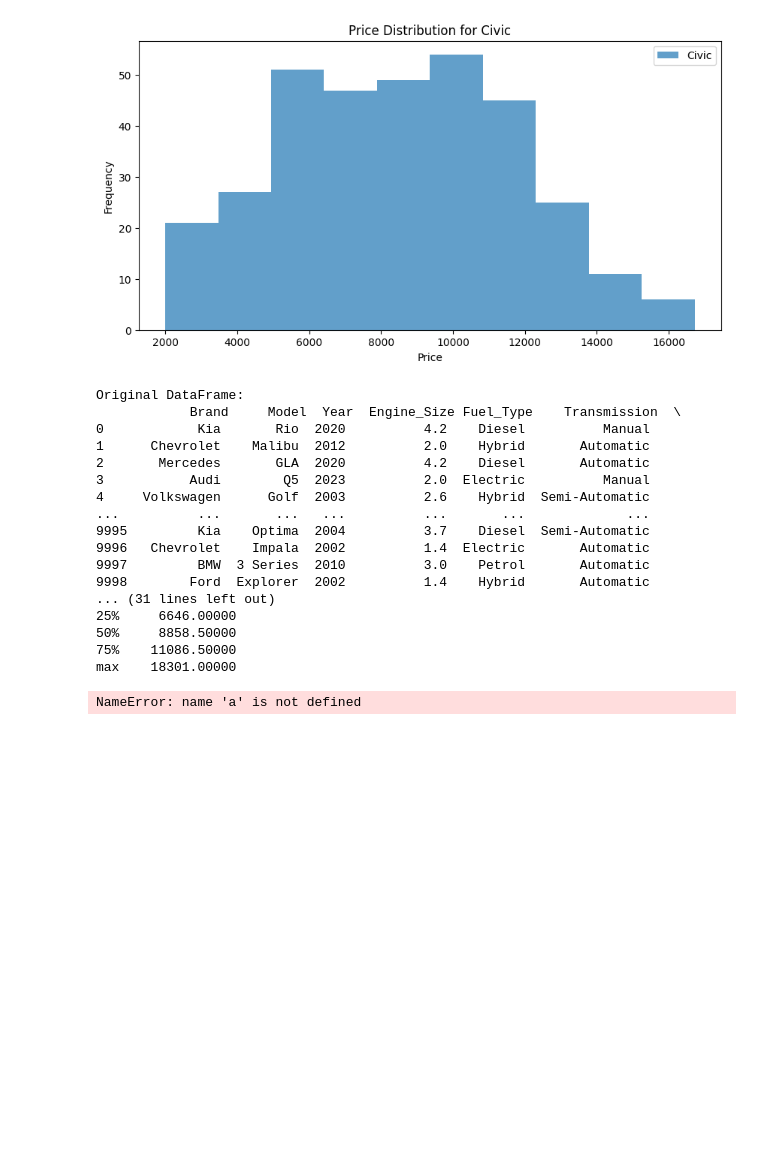
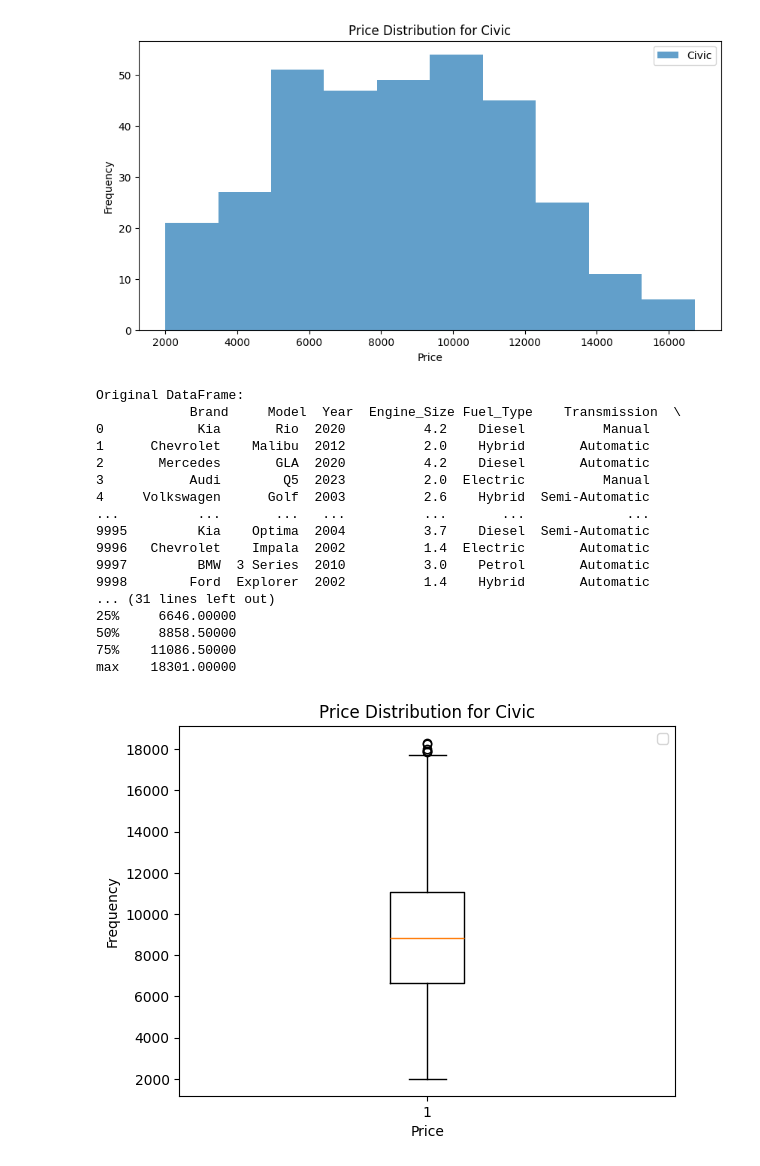
Before and after one commit to kalyankumarN-777/Data-analytics, a Jupyter notebook: exp3.ipynb, the cells around one changed output. Cells and saved outputs as stored; diff of their text form; code cells hidden in the pictures; blank space fills up the shorter version.

```diff
--- a/exp3.ipynb
+++ b/exp3.ipynb
@@ -50,34 +50,36 @@ plt.show()
 import matplotlib.pyplot as plt
 import seaborn as sns
 import pandas as pd
 import numpy as np
+
 df = pd.read_csv("F:\\Codding files\\.vscode\\python\\DA lab\\car_price_dataset.csv")
-print("Original DataFrame:\n",df)
-dataf=df.describe()
+print("Original DataFrame:\n", df)
+
+dataf = df.describe()
 print(dataf)
 
-plt.boxplot(x=a['model'], y=b['doors'])
+plt.boxplot(df['Price'])
 plt.xlabel('Price')
 plt.ylabel('Frequency')
 plt.title('Price Distribution for Civic')
 plt.legend()
 plt.show()
 # %% [output]
 Original DataFrame:
             Brand     Model  Year  Engine_Size Fuel_Type    Transmission  \
 0            Kia       Rio  2020          4.2    Diesel          Manual
 1      Chevrolet    Malibu  2012          2.0    Hybrid       Automatic
 2       Mercedes       GLA  2020          4.2    Diesel       Automatic
 3           Audi        Q5  2023          2.0  Electric          Manual
 4     Volkswagen      Golf  2003          2.6    Hybrid  Semi-Automatic
 ...          ...       ...   ...          ...       ...             ...
 9995         Kia    Optima  2004          3.7    Diesel  Semi-Automatic
 9996   Chevrolet    Impala  2002          1.4  Electric       Automatic
 9997         BMW  3 Series  2010          3.0    Petrol       Automatic
 9998        Ford  Explorer  2002          1.4    Hybrid       Automatic
 ... (31 lines left out)
 25%     6646.00000
 50%     8858.50000
 75%    11086.50000
 max    18301.00000
-NameError: name 'a' is not defined
+[figure, added]
```
Also changed, not shown: parts of 9 cells of this notebook, 4 other files.
